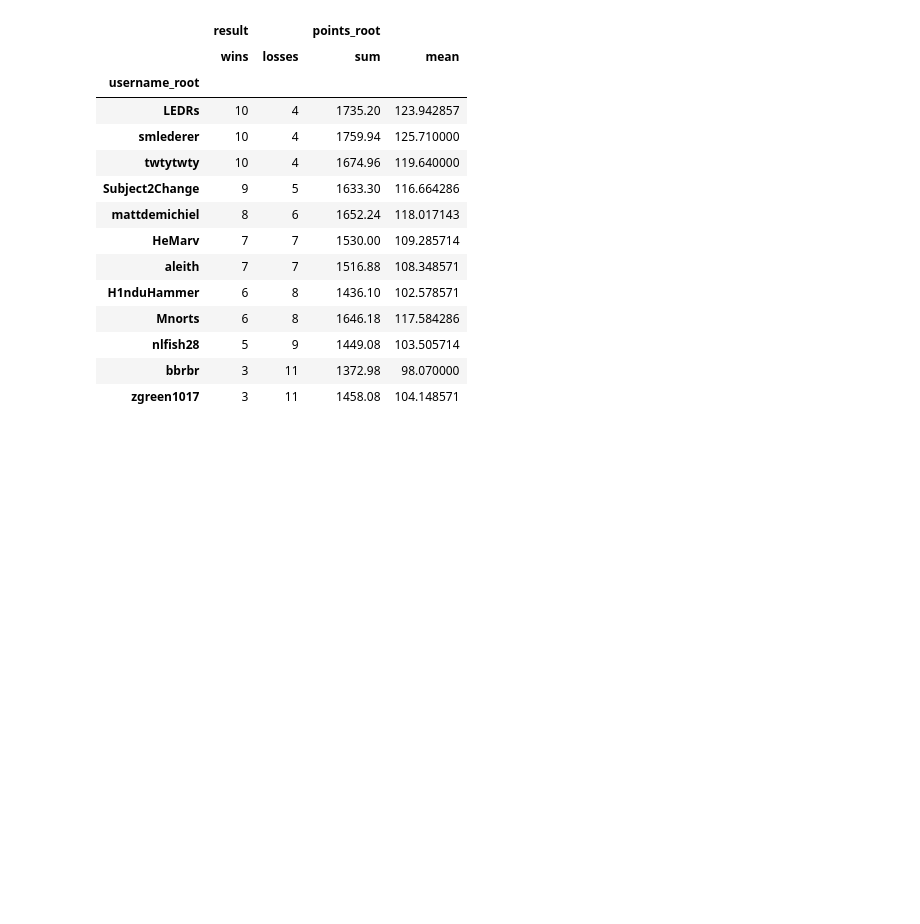
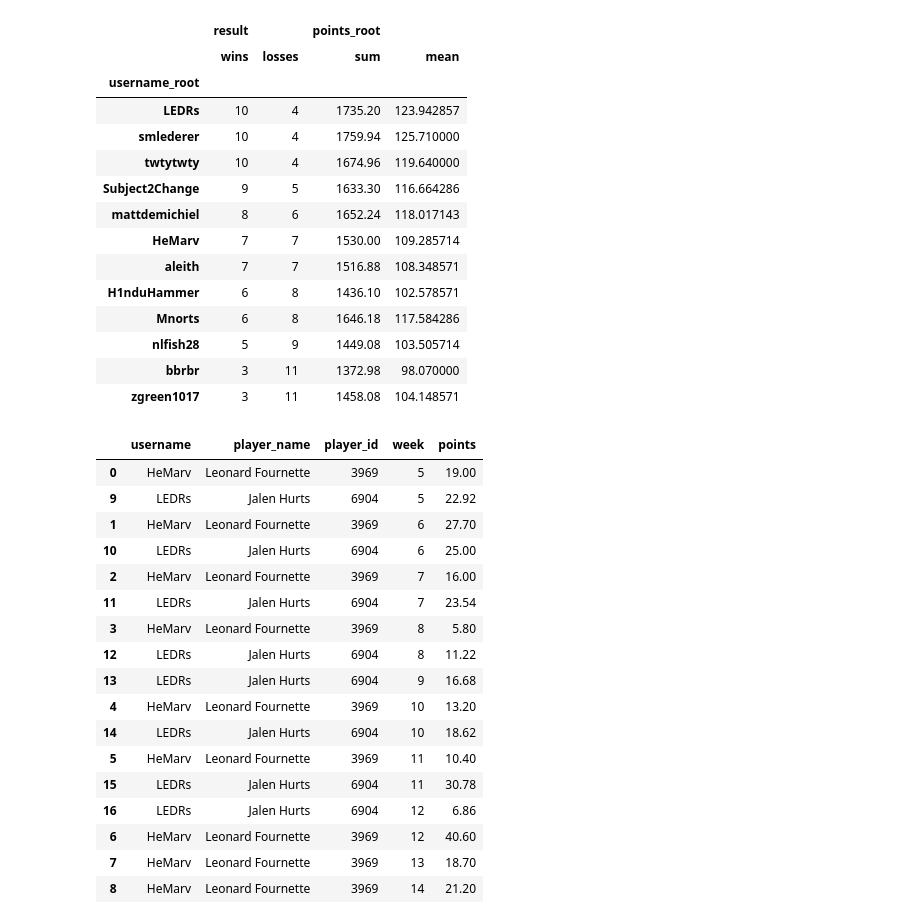
Before and after one commit to smlederer/ff_etl, a Jupyter notebook: sleeper_read_playground.ipynb, the cells around one changed output. Cells and saved outputs as stored; diff of their text form; code cells hidden in the pictures; blank space fills up the shorter version.

```diff
--- a/sleeper_read_playground.ipynb
+++ b/sleeper_read_playground.ipynb
@@ -214,3 +216,41 @@ res[['username_root','result','points_root']].groupby('username_root').aggregate
 | nlfish28 | 5 | 9 | 1449.08 | 103.505714 |
 | bbrbr | 3 | 11 | 1372.98 | 98.070000 |
 | zgreen1017 | 3 | 11 | 1458.08 | 104.148571 |
+# %%
+# get the results of a trade since the trade happened in a season, only consider starts:
+
+trade_id = 752195936595365888
+
+instance = sql_cnx('init/.env')
+conn = instance.cnx
+
+df = pd.read_sql(f'''select distinct u.username,coalesce(case when sp.full_name = 'nan' then Null else sp.full_name end,tt.player_id) player_name,tt.player_id, r.week, r.points
+from test.trades_transactions as tt
+join results r on r.player_id = tt.player_id and r.season = tt.season and r.week >= tt.week
+join test.sleeper_players as sp on sp.player_id = tt.player_id
+join users as u on u.roster_id = tt.roster_id_to
+where transaction_id = {trade_id}
+and r.is_starter = True''', con = conn)
+
+instance.cleanup()
+
+df.sort_values('week')
+# %% [output]
+|  | username | player_name | player_id | week | points |
+| 0 | HeMarv | Leonard Fournette | 3969 | 5 | 19.00 |
+| 9 | LEDRs | Jalen Hurts | 6904 | 5 | 22.92 |
+| 1 | HeMarv | Leonard Fournette | 3969 | 6 | 27.70 |
+| 10 | LEDRs | Jalen Hurts | 6904 | 6 | 25.00 |
+| 2 | HeMarv | Leonard Fournette | 3969 | 7 | 16.00 |
+| 11 | LEDRs | Jalen Hurts | 6904 | 7 | 23.54 |
+| 3 | HeMarv | Leonard Fournette | 3969 | 8 | 5.80 |
+| 12 | LEDRs | Jalen Hurts | 6904 | 8 | 11.22 |
+| 13 | LEDRs | Jalen Hurts | 6904 | 9 | 16.68 |
+| 4 | HeMarv | Leonard Fournette | 3969 | 10 | 13.20 |
+| 14 | LEDRs | Jalen Hurts | 6904 | 10 | 18.62 |
+| 5 | HeMarv | Leonard Fournette | 3969 | 11 | 10.40 |
+| 15 | LEDRs | Jalen Hurts | 6904 | 11 | 30.78 |
+| 16 | LEDRs | Jalen Hurts | 6904 | 12 | 6.86 |
+| 6 | HeMarv | Leonard Fournette | 3969 | 12 | 40.60 |
+| 7 | HeMarv | Leonard Fournette | 3969 | 13 | 18.70 |
+| 8 | HeMarv | Leonard Fournette | 3969 | 14 | 21.20 |
```
Also changed, not shown: parts of 3 cells of this notebook.
